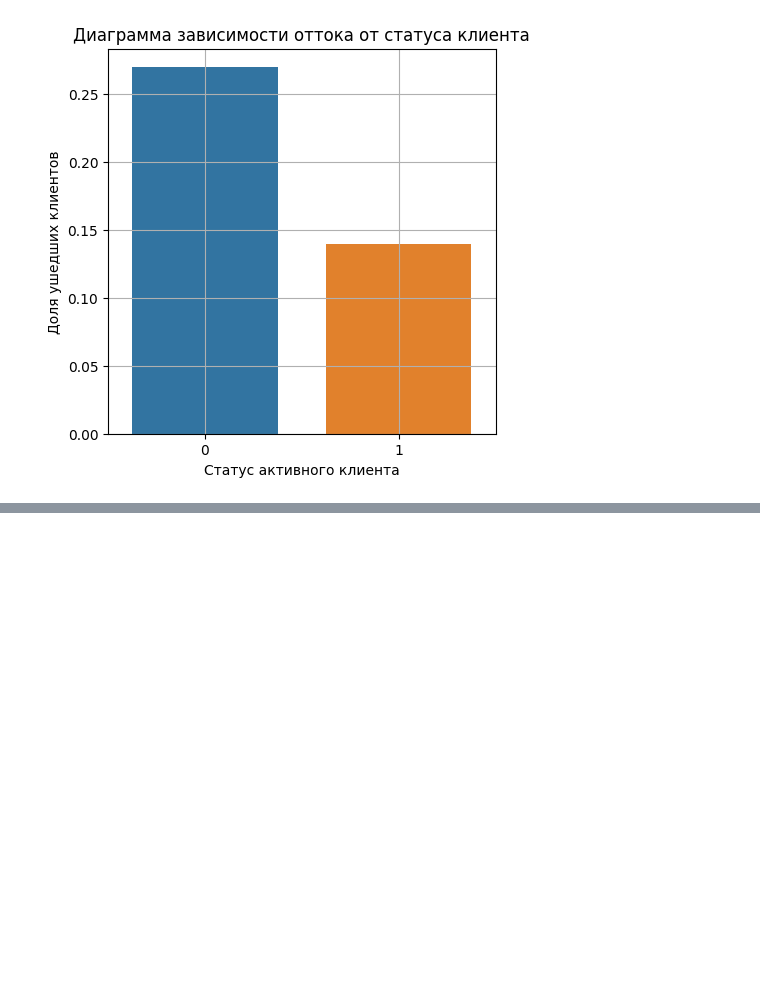
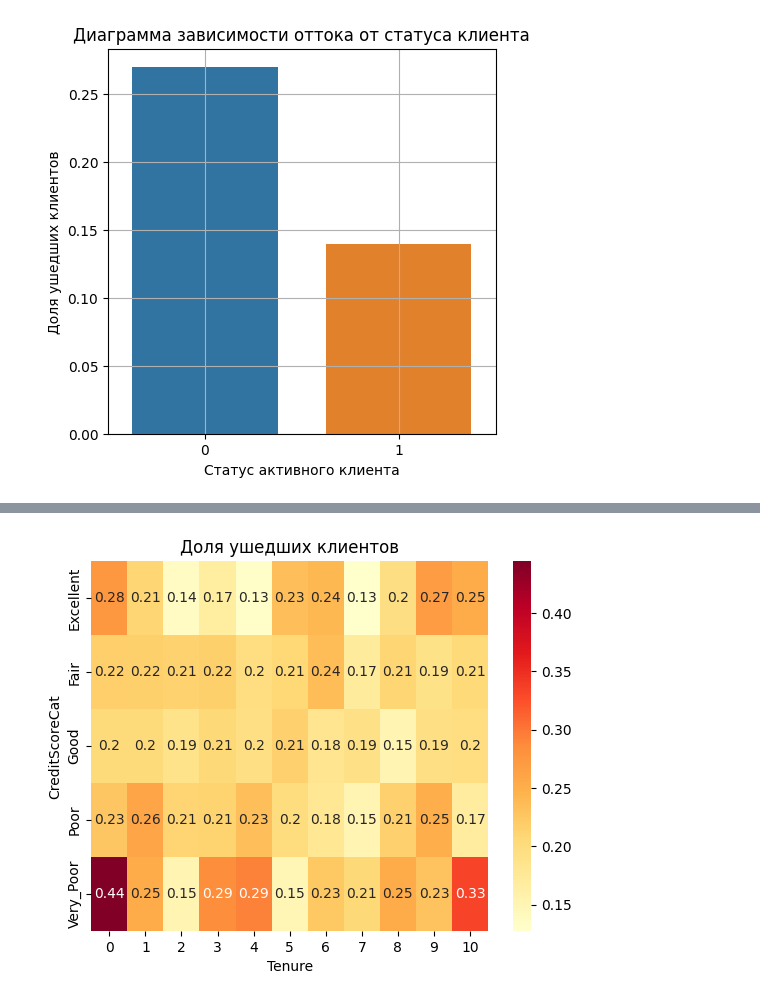
Before and after one commit to DmitVasilev/DS_1, a Jupyter notebook: project_0.5/module Python13.ipynb, the cells around one changed output, grey strips where cells are left out. Drawn from its saved outputs; the diff is of its cells as text; code cells hidden in the pictures; blank space fills up the shorter version.

```diff
--- a/project_0.5/module Python13.ipynb
+++ b/project_0.5/module Python13.ipynb
@@ -351,0 +355,39 @@ ValueError: could not convert string to float: 'France'
+# %%
+# 9.10. Переведите числовой признак CreditScore в категориальный.
+# Для этого воспользуйтесь функцией get_credit_score_cat(), которая приведена ниже.
+# Примените её к столбцу CreditScore и создайте новый признак CreditScoreCat — категории кредитного рейтинга.
+
+def get_credit_score_cat(credit_score):
+    if credit_score >= 300 and credit_score < 500:
+        return "Very_Poor"
+    elif credit_score >= 500 and credit_score < 601:
+        return "Poor"
+    elif credit_score >= 601 and credit_score < 661:
+        return "Fair"
+    elif credit_score >= 661 and credit_score < 781:
+        return "Good"
+    elif credit_score >= 781 and credit_score < 851:
+        return "Excellent"
+    elif credit_score >= 851:
+        return "Top"
+    elif credit_score < 300:
+        return "Deep"
+
+churn_data['CreditScoreCat'] = churn_data['CreditScore'].apply(get_credit_score_cat)
+
+# Постройте сводную таблицу, строками которой являются категории кредитного рейтинга (CreditScoreCat),
+# а столбцами — количество лет, в течение которых клиент пользуется услугами банка (Tenure).
+# В ячейках сводной таблицы должно находиться среднее по признаку оттока (Exited) — доля ушедших пользователей.
+# На основе полученной сводной таблицы постройте тепловую карту с аннотацией.
+# Найдите на тепловой карте категории клиентов, которые уходят чаще всего.
+
+pivot = churn_data.pivot_table(
+    values='Exited',
+    index='CreditScoreCat',
+    columns='Tenure'
+    )
+
+fig = sns.heatmap(data=pivot, cmap='YlOrRd', annot=True)
+fig.set_title('Доля ушедших клиентов');
+# %% [output]
+[figure, added]
```
Also changed, not shown: parts of 14 cells of this notebook, 13 other files.
